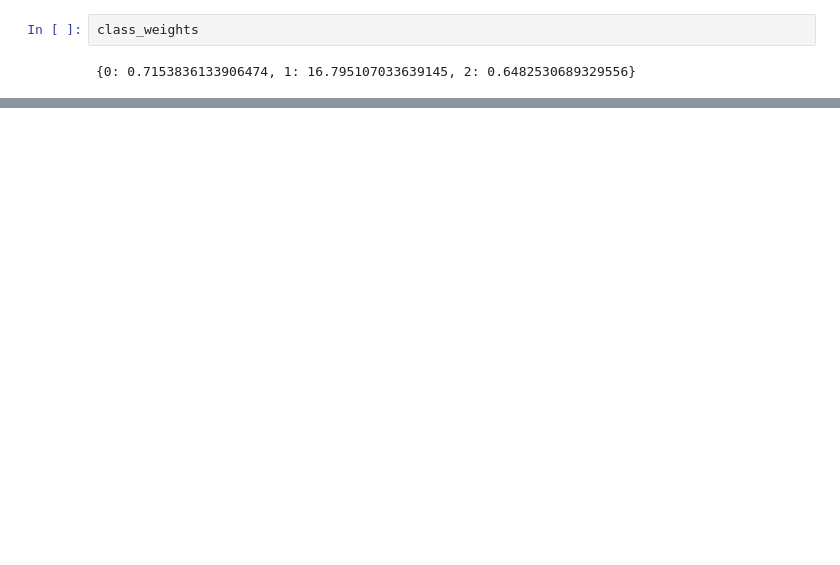
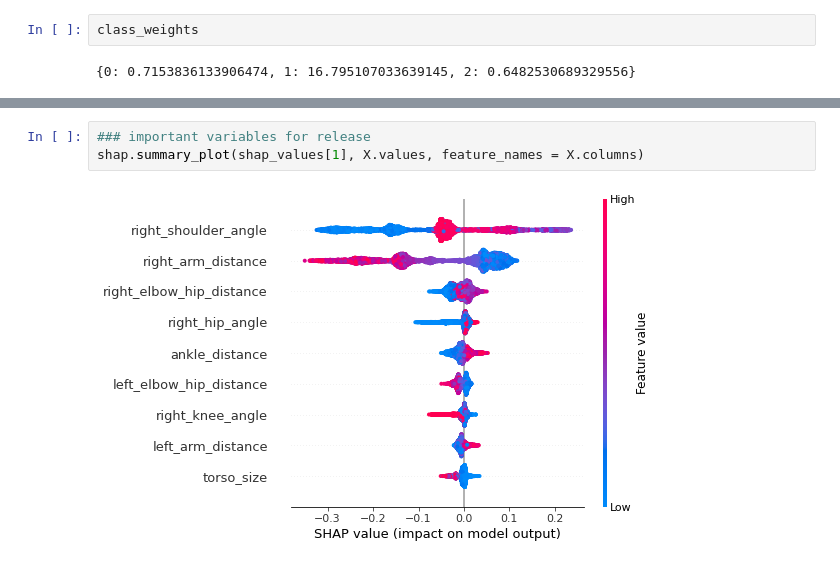
Before and after one commit to qmaclean/football_computer_vision, a Jupyter notebook: Throw_model.ipynb, the cells around one changed output, grey strips where cells are left out. Drawn from its saved outputs; the diff is of its cells as text; blank space fills up the shorter version.

```diff
--- a/Throw_model.ipynb
+++ b/Throw_model.ipynb
@@ -518,0 +970,5 @@ shap.summary_plot(shap_values)
+# %%
+### important variables for release
+shap.summary_plot(shap_values[1], X.values, feature_names = X.columns)
+# %% [output]
+[figure, added]
```
Also changed, not shown: parts of 57 cells of this notebook.
